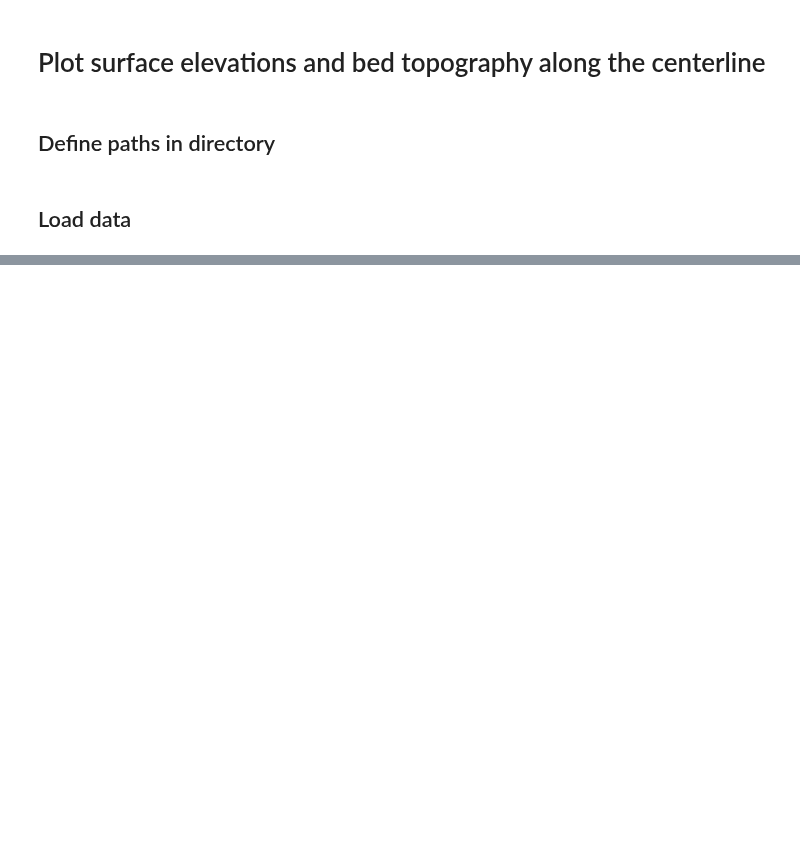
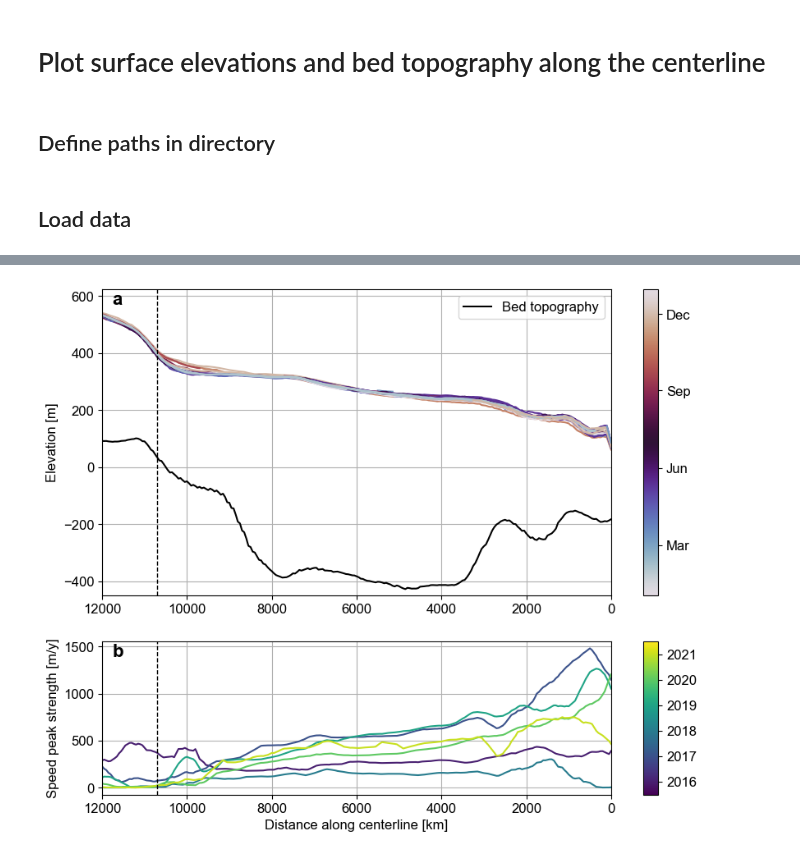
Before and after one commit to pohlan/Hubbard2024, a Jupyter notebook: make_paper_figures/surface_elevations_centerline.ipynb, the cells around one changed output, grey strips where cells are left out. Cells and saved outputs as stored; diff of their text form; code cells hidden in the pictures; blank space fills up the shorter version.

```diff
--- a/make_paper_figures/surface_elevations_centerline.ipynb
+++ b/make_paper_figures/surface_elevations_centerline.ipynb
@@ -116,0 +127,12 @@ NameError: name 'h_cl_df' is not defined
+# %%
+# -----Calculate summer and winter speed speaks
+# Load velocity
+ds_fn = os.path.join(data_path, 'velocity', 'Hubbard_5eminus5.nc')
+ds = xr.load_dataset(ds_fn)
+ds["v"] = np.sqrt(ds.vx**2 + ds.vy**2).fillna(0)
+ds["month"] = ds.time.dt.month
+ds["year"] = ds.time.dt.year
+ds["doy"] = ds.time.dt.dayofyear
+ds = ds.rio.write_crs(rxr.open_rasterio(ds_fn).rio.crs)
+ds = ds.rio.reproject('EPSG:3338')
+ds = xr.where(ds > 1e10, np.nan, ds)
@@ -116,0 +199,78 @@ NameError: name 'h_cl_df' is not defined
+# %%
+# Set up figure
+fontsize=12
+plt.rcParams.update({'font.size':fontsize, 'font.sans-serif':'Arial'})
+fig, ax = plt.subplots(2, 1, figsize=(10,8), gridspec_kw={'height_ratios':[2, 1]})
+lw=1.5
+xlim = [12e3,0]
+
+# Identify where the peak subsides in weaker speed years
+weak_dist = 10.7e3
+
+### a) Surface elevations + bed
+# Define colormap for surface profiles
+cmap = plt.cm.twilight
+# Plot surfaces
+h_cols = [x for x in list(h_cl_df.columns) if '.0' in x]
+for i in range(len(h_cl_df)):
+    month = pd.DatetimeIndex(h_cl_df['Date']).month[i]
+    color = cmap((month-1)/11)
+    ax[0].plot(cl_dist, h_cl_df.iloc[i][h_cols], '-', linewidth=lw, color=color)
+# Plot bed
+ax[0].plot(cl_dist, bed_cl, '-k', linewidth=lw, label='Bed topography')
+# Plot the point where peak subsides
+ax[0].axvline(weak_dist, color='k', linestyle='--', linewidth=1)
+# Plot the colorbar
+sm = ScalarMappable(cmap=cmap)
+cbar = fig.colorbar(sm, ax=ax[0], location='right')
+months = [3, 6, 9, 12]
+labels = list(pd.to_datetime(months, format='%m').month_name().str.slice(stop=3))
+ticks = [pd.DatetimeIndex([f'2017-0{month}-01']).dayofyear[0] / 365 if month < 10
+         else pd.DatetimeIndex([f'2017-{month}-01']).dayofyear[0] / 365
+         for month in months]
+cbar.ax.set_yticks(ticks)
+cbar.ax.set_yticklabels(labels)
+# Adjust axes
+ax[0].legend(loc='upper right')
+ax[0].grid()
+ax[0].set_ylabel('Elevation [m]')
+ax[0].set_xlim(xlim)
+ax[0].set_ylim(-450, 625)
+
+### b) Speed strengths
+cmap = plt.cm.viridis
+for i, year in enumerate(years):
+    ax[1].plot(cl_dist, strengths_cl[year], '-', color=cmap((i+0.5)/len(years)), label=year)
+ax[1].set_xlim(xlim)
+ax[1].set_yticks([0, 500, 1000, 1500])
+ax[1].set_xlabel('Distance along centerline [km]')
+ax[1].set_ylabel('Speed peak strength [m/y]')
+ax[1].grid()
+# Plot the point where peak subsides
+ax[1].axvline(weak_dist, color='k', linestyle='--', linewidth=1)
+# Plot colorbar
+sm = ScalarMappable(cmap=cmap)
+cbar = fig.colorbar(sm, ax=ax[1], location='right', aspect=10)
+ticks = [(i+0.5)/len(years) for i in np.arange(0,len(years))]
+labels = np.array(years).astype(str)
+cbar.ax.set_yticks(ticks)
+cbar.ax.set_yticklabels(labels)
+
+### Add panel labels
+labels = ['a', 'b']
+for i, axis in enumerate(ax):
+    if i==0:
+        yscale = 0.95
+    else:
+        yscale = 0.9
+    axis.text((axis.get_xlim()[1] - axis.get_xlim()[0]) * 0.02 + axis.get_xlim()[0],
+              (axis.get_ylim()[1] - axis.get_ylim()[0]) * yscale + axis.get_ylim()[0],
+              labels[i], fontweight='bold', fontsize=fontsize+4)
+plt.show()
+
+# Save figure
+fig_fn = os.path.join(figures_out_path, 'centerline_surface_elevations_smooth_speed_strength.png')
+fig.savefig(fig_fn, dpi=300, bbox_inches='tight')
+print('Figure saved to file:', fig_fn)
+# %% [output]
+[figure, added]
```
Also changed, not shown: parts of 8 cells of this notebook, 3 other files.
